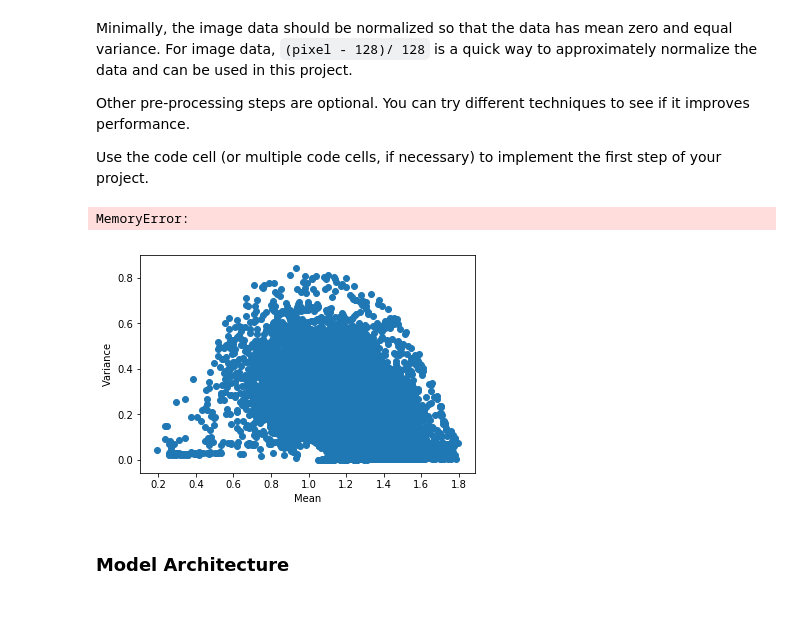
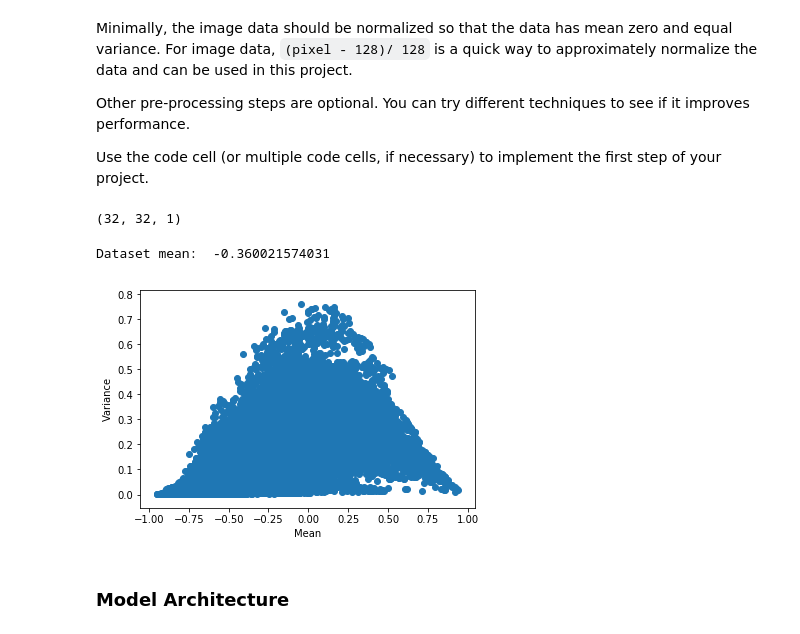
Before and after one commit to Charles-Catta/German-Traffic-Sign-Classifier, a Jupyter notebook: Traffic_Sign_Classifier.ipynb, the cells around one changed output. Saved outputs shown, nothing was run; the diff lists cells and outputs as text; code cells hidden in the pictures.

```diff
--- a/Traffic_Sign_Classifier.ipynb
+++ b/Traffic_Sign_Classifier.ipynb
@@ -112,10 +133,10 @@ The [Matplotlib](http://matplotlib.org/) [examples](http://matplotlib.org/exampl
 import random
 
 plt.figure(figsize=(40, 100))
-
 # Choose 5 images at random from the dataset and show them with their appropriate text labels as a title
 for idx, num in enumerate(random.sample(range(0, n_train + 1), 5)):
     plt.subplot(151 + idx).set_title(sign_labels[str(y_train[num])])
+    plt.axis('off')
     plt.imshow(X_train[num])
 plt.show()
 
@@ -149,21 +170,3 @@ Minimally, the image data should be normalized so that the data has mean zero an
 Other pre-processing steps are optional. You can try different techniques to see if it improves performance.
 
 Use the code cell (or multiple code cells, if necessary) to implement the first step of your project.
-# %%
-from sklearn.utils import shuffle
-import numpy as np
-
-# Shuffle the dataset
-X_train, y_train = shuffle(X_train, y_train)
-
-# Normalize
-X_train = (X_train - 128) / 128
-X_valid = (X_valid - 128) / 128
-X_test = (X_valid - 128) / 128
-
-# Grayscale data because I'm very impatient and don't want to wait that long
-X_train = np.mean(X_train)
-plt.imshow(X_train[1])
-plt.show()
-# %% [output]
-MemoryError:
@@ -170,13 +177,47 @@ MemoryError:
+# %%
+import cv2
+
+# np reshape to make sure our images are (32, 32, 1) arrays
+def gray(dataset):
+    size = len(dataset)
+    grays = np.zeros(shape=(size, 32, 32))
+    for idx in range(size):
+        grays[idx] = cv2.cvtColor(dataset[idx], cv2.COLOR_RGB2GRAY)
+    return np.reshape(grays, (-1, 32, 32, 1))
+
+# Grayscale the dataset
+X_train_gray = gray(X_train)
+X_valid_gray = gray(X_valid)
+X_test_gray = gray(X_test)
+
+print(X_train_gray[1].shape)
+plt.imshow(X_train_gray[1])
+plt.axis('off')
+plt.show()
+# %% [output]
+(32, 32, 1)
+# %%
+# Normalize dataset
+X_train_normal = (X_train_gray - 128) / 128
+X_valid_normal = (X_valid_gray - 128) / 128
+X_test_normal = (X_test_gray - 128) / 128
+
+# Shuffle the dataset
+X_train_normal, y_train = shuffle(X_train_normal, y_train)
 # %%
 # Check the mean and variance for all of the training dataset to see if normalization occured as expected
-x = [np.mean(img) for img in X_train]
-y = [np.var(img) for img in X_train]
+x = [np.mean(img) for img in X_train_normal]
+y = [np.var(img) for img in X_train_normal]
+
+print("Dataset mean: ", np.mean(X_train_normal))
+
 plt.scatter(x, y)
 plt.xlabel("Mean")
 plt.ylabel("Variance")
 plt.show()
 # %% [output]
+Dataset mean:  -0.360021574031
-[figure, old version]
+[figure, new version]
 # %% [markdown]
 ### Model Architecture
 # %%
```
Also changed, not shown: parts of 8 cells of this notebook, 4 other files.
